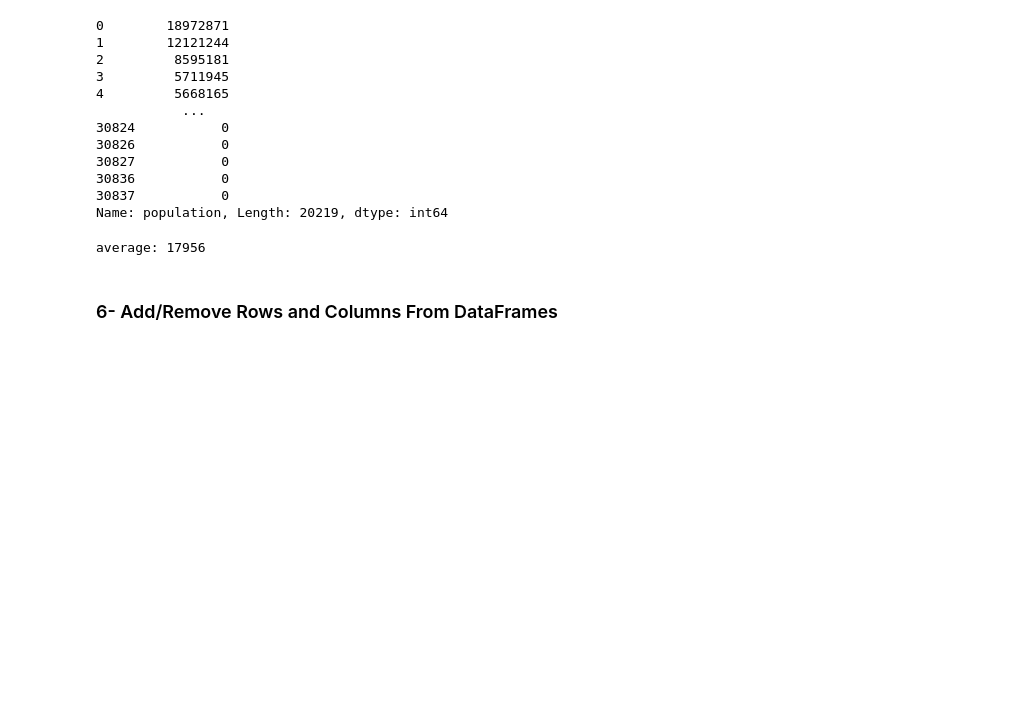
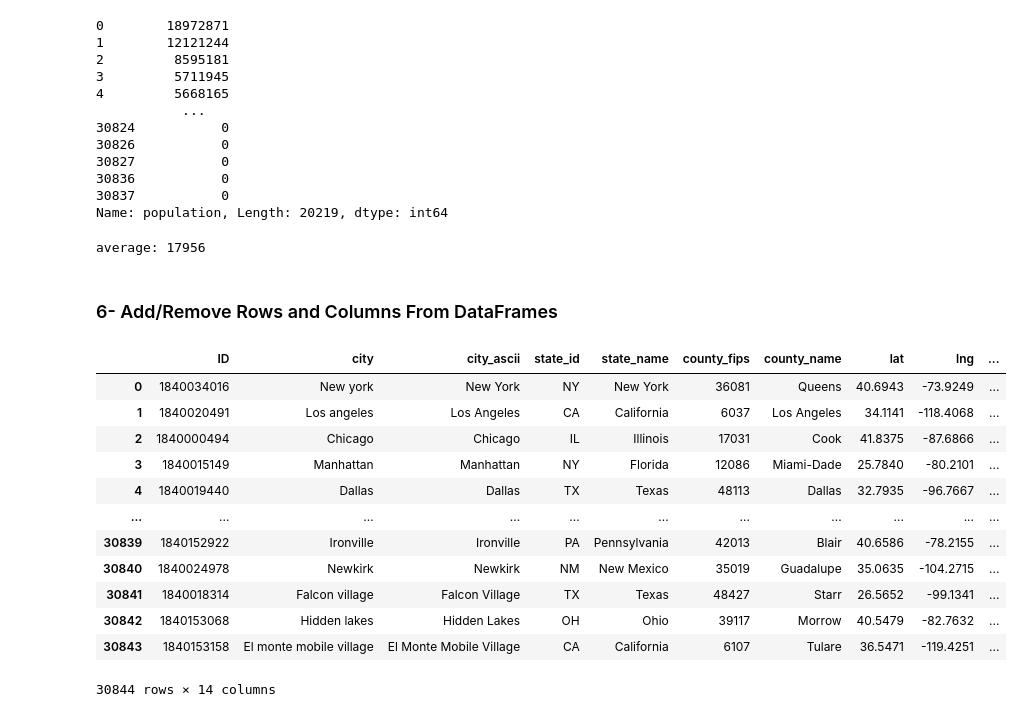
Before and after one commit to gaylnabil/pandas-numpy-tutorial, a Jupyter notebook: panda_tutorials/calc_pandas.ipynb, the cells around one changed output. Saved outputs shown, nothing was run; the diff lists cells and outputs as text; code cells hidden in the pictures; blank space fills up the shorter version.

Commit message:
Add/Remove Rows and Columns From DataFrames in panda_tutorials/calc_pandas.ipynb file

```diff
--- a/panda_tutorials/calc_pandas.ipynb
+++ b/panda_tutorials/calc_pandas.ipynb
@@ -343,3 +343,21 @@ print('average:', average)
 average: 17956
 # %% [markdown]
 ### 6- Add/Remove Rows and Columns From DataFrames
+# %%
+# Drop specific columns from the DataFrame
+data_frames = data_frames.drop(columns={'zips', 'source', 'ranking'})
+data_frames
+# %% [output]
+|  | ID | city | city_ascii | state_id | state_name | county_fips | county_name | lat | lng | ... |
+| 0 | 1840034016 | New york | New York | NY | New York | 36081 | Queens | 40.6943 | -73.9249 | ... |
+| 1 | 1840020491 | Los angeles | Los Angeles | CA | California | 6037 | Los Angeles | 34.1141 | -118.4068 | ... |
+| 2 | 1840000494 | Chicago | Chicago | IL | Illinois | 17031 | Cook | 41.8375 | -87.6866 | ... |
+| 3 | 1840015149 | Manhattan | Manhattan | NY | Florida | 12086 | Miami-Dade | 25.7840 | -80.2101 | ... |
+| 4 | 1840019440 | Dallas | Dallas | TX | Texas | 48113 | Dallas | 32.7935 | -96.7667 | ... |
+| ... | ... | ... | ... | ... | ... | ... | ... | ... | ... | ... |
+| 30839 | 1840152922 | Ironville | Ironville | PA | Pennsylvania | 42013 | Blair | 40.6586 | -78.2155 | ... |
+| 30840 | 1840024978 | Newkirk | Newkirk | NM | New Mexico | 35019 | Guadalupe | 35.0635 | -104.2715 | ... |
+| 30841 | 1840018314 | Falcon village | Falcon Village | TX | Texas | 48427 | Starr | 26.5652 | -99.1341 | ... |
+| 30842 | 1840153068 | Hidden lakes | Hidden Lakes | OH | Ohio | 39117 | Morrow | 40.5479 | -82.7632 | ... |
+| 30843 | 1840153158 | El monte mobile village | El Monte Mobile Village | CA | California | 6107 | Tulare | 36.5471 | -119.4251 | ... |
+30844 rows × 14 columns
```
Also changed, not shown: parts of 2 cells of this notebook.
